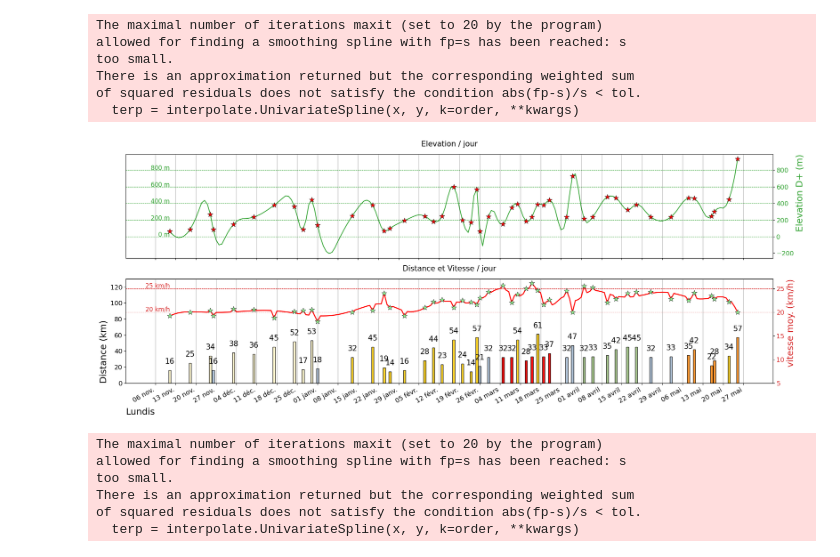
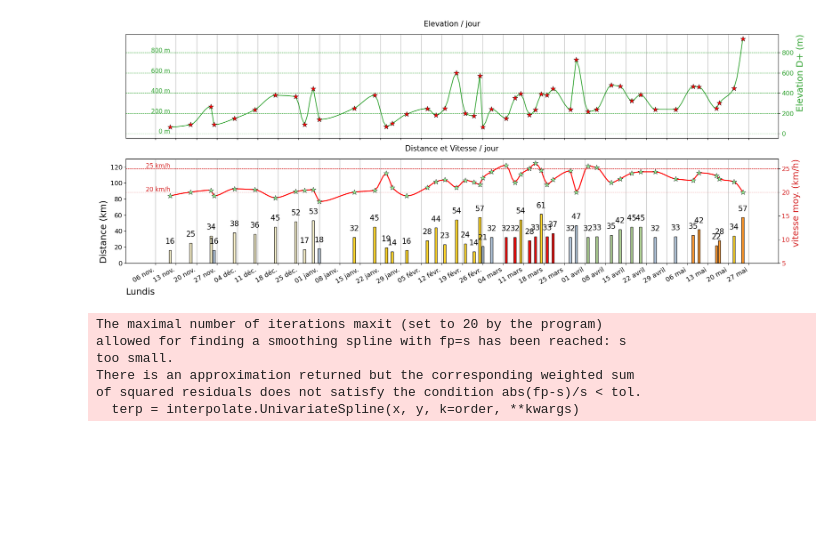
Before and after one commit to RichardHitier/visu-velo, a Jupyter notebook: notebooks/ReadPgrmCycloOds.ipynb, the cells around one changed output. Saved outputs shown, nothing was run; the diff lists cells and outputs as text; code cells hidden in the pictures; blank space fills up the shorter version.

Commit message:
Change elevation interpolate method

```diff
--- a/notebooks/ReadPgrmCycloOds.ipynb
+++ b/notebooks/ReadPgrmCycloOds.ipynb
@@ -85,7 +85,7 @@ def show_resume(km_df, moy_df, type_df, elev_df):
 
 
     # ax0.set_ylim([-4000, 1000])
-    ax0.plot(elev_df.index, elev_df.interpolate(method="spline", order=2), color=elev_color)
+    ax0.plot(elev_df.index, elev_df.interpolate(method="pchip", order=5), color=elev_color)
     ax0.scatter(elev_df.index, elev_df, marker="*", zorder=3, color="red", edgecolor="black", lw=0.5, s=120)
     for monday in monday_idx:
         ax0.axvline(monday,color='black', lw=0.5, alpha=0.5, linestyle='-')
@@ -120,41 +120,35 @@ def show_resume(km_df, moy_df, type_df, elev_df):
             #, bbox=dict(facecolor='white', edgecolor='white'))
 
 
     ax1.set_ylabel("Distance (km)", color=bar_color, fontsize=label_fontsize, loc="bottom")
     ax1.tick_params(axis='y', labelcolor=bar_color, labelsize=label_fontsize-5)
 
     # Show start of weeks as V-line
     for monday in monday_idx:
         ax1.axvline(monday,color='black', lw=0.5, alpha=0.5, linestyle='-')
 
 
     # Show mean speed as a red spline line with stars for each value
     ax2 = ax1.twinx()  # instantiate a second axes that shares the same x-axis
     ax2.set_ylim([5, 27])
     color = 'tab:red'
     for _hl in [20, 25]:
         ax2.text(moy_df.index[0], _hl+0.2, f"{_hl} km/h", color=color, fontsize=12, horizontalalignment="right")
         ax2.axhline( _hl, color = color, lw=0.8,  alpha=1, linestyle = '--')
 
     ax2.set_ylabel('vitesse moy. (km/h)', color=color, fontsize=label_fontsize, loc="top")  # we already handled the x-label with ax1
-    ax2.plot(moy_df.index, moy_df.interpolate(method="spline", order=5), color="red", lw=2, zorder=-4)
+    ax2.plot(moy_df.index, moy_df.interpolate(method="spline", order=5 ), color="red", lw=2, zorder=-4)
     # ax2.plot(moy_df.index, moy_df, color="red", lw=2, zorder=-4)
     ax2.scatter(moy_df.index, moy_df, marker="*", zorder=3, color="lightgreen", edgecolor="black", lw=0.5, s=120)
     ax2.tick_params(axis='y', labelcolor=color, labelsize=label_fontsize-5)
 
     fig.tight_layout()  # otherwise the right y-label is slightly clipped
 
     plt.show()
 
 show_resume(km_df, moy_df, type_df, elev_df)
 # %% [output]
-The maximal number of iterations maxit (set to 20 by the program)
-allowed for finding a smoothing spline with fp=s has been reached: s
-too small.
-There is an approximation returned but the corresponding weighted sum
-of squared residuals does not satisfy the condition abs(fp-s)/s < tol.
-  terp = interpolate.UnivariateSpline(x, y, k=order, **kwargs)
-[figure, old version]
+[figure, new version]
 # %%
 
 def show_max_min_sum(km_df):
```
